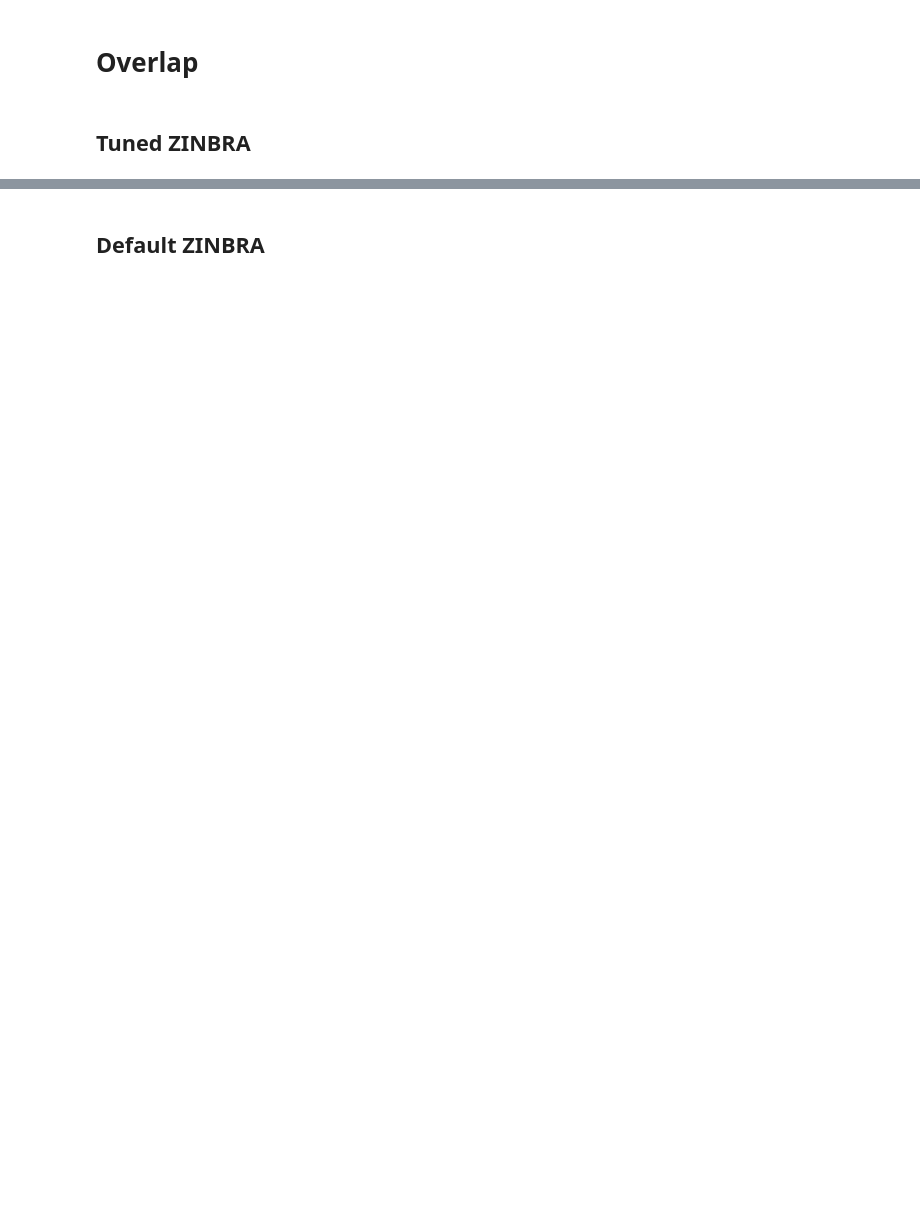
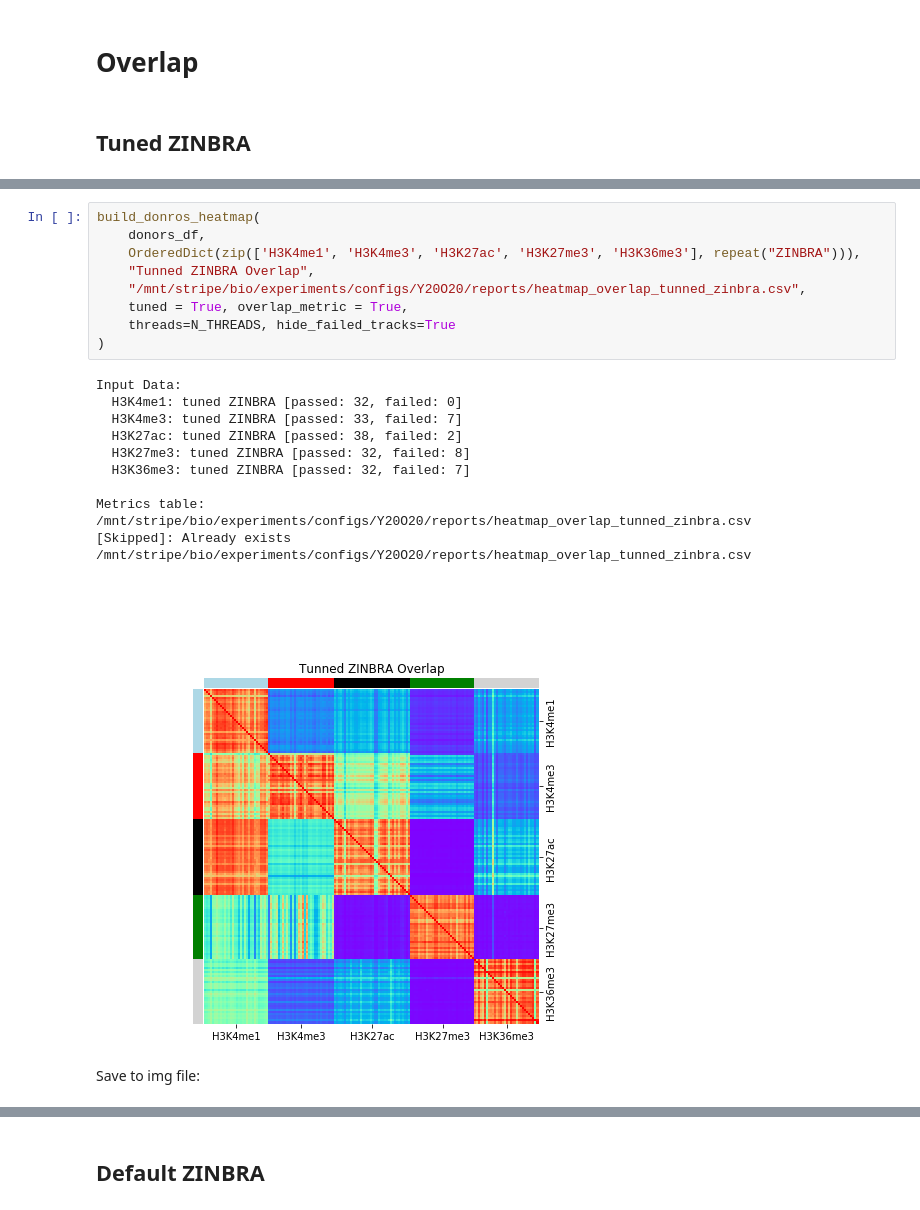
Before and after one commit to JetBrains-Research/washu, a Jupyter notebook: downstream/notebooks/Figure6 Peaks Overlap HeatMaps.ipynb, the cells around one changed output, grey strips where cells are left out. Drawn from its saved outputs; the diff is of its cells as text; blank space fills up the shorter version.

```diff
--- a/downstream/notebooks/Figure6 Peaks Overlap HeatMaps.ipynb
+++ b/downstream/notebooks/Figure6 Peaks Overlap HeatMaps.ipynb
@@ -167,3 +206,26 @@ def build_donros_heatmap(donors_df, tools_config, title, metric_df_path, *,
+# %%
+build_donros_heatmap(
+    donors_df,
+    OrderedDict(zip(['H3K4me1', 'H3K4me3', 'H3K27ac', 'H3K27me3', 'H3K36me3'], repeat("ZINBRA"))),
+    "Tunned ZINBRA Overlap",
+    "/mnt/stripe/bio/experiments/configs/Y20O20/reports/heatmap_overlap_tunned_zinbra.csv",
+    tuned = True, overlap_metric = True,
+    threads=N_THREADS, hide_failed_tracks=True
+)
+# %% [output]
+Input Data:
+  H3K4me1: tuned ZINBRA [passed: 32, failed: 0]
+  H3K4me3: tuned ZINBRA [passed: 33, failed: 7]
+  H3K27ac: tuned ZINBRA [passed: 38, failed: 2]
+  H3K27me3: tuned ZINBRA [passed: 32, failed: 8]
+  H3K36me3: tuned ZINBRA [passed: 32, failed: 7]
+
+Metrics table:
+/mnt/stripe/bio/experiments/configs/Y20O20/reports/heatmap_overlap_tunned_zinbra.csv
+[Skipped]: Already exists /mnt/stripe/bio/experiments/configs/Y20O20/reports/heatmap_overlap_tunned_zinbra.csv
+[figure, added]
+# %% [markdown]
+Save to img file:
 # %%
 build_donros_heatmap(
     donors_df,
```
Also changed, not shown: parts of 13 cells of this notebook.
